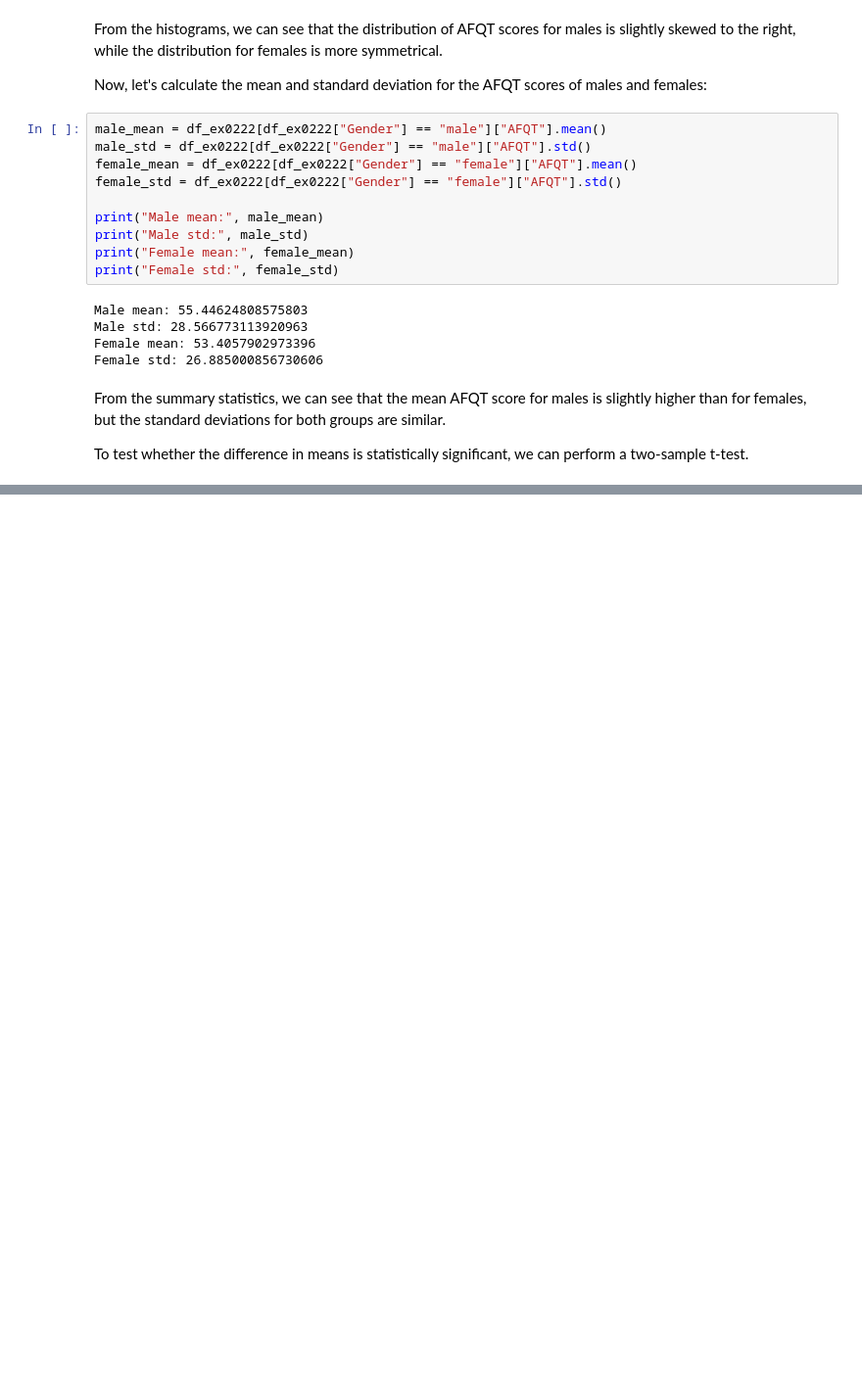
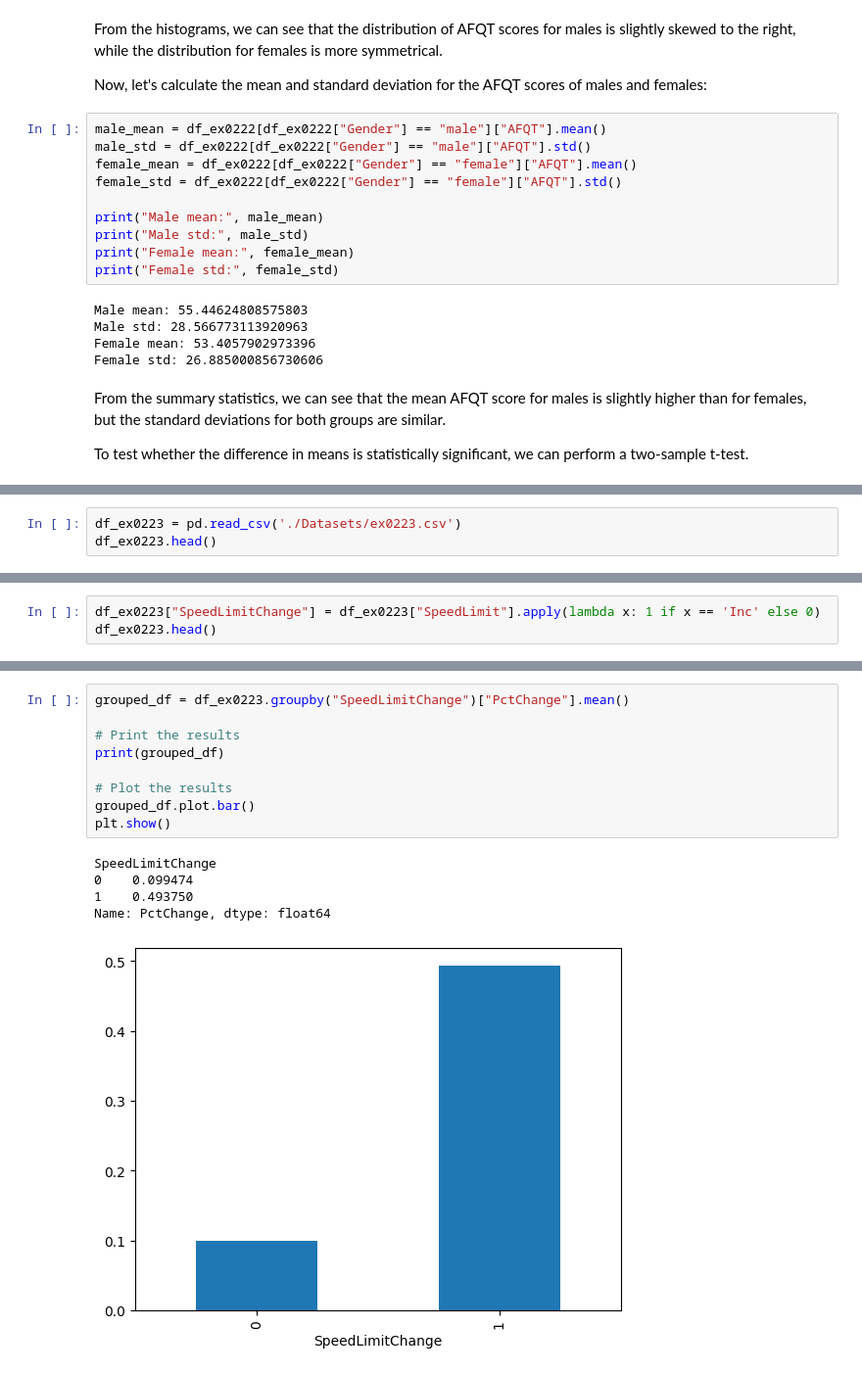
Before and after one commit to abhinavchat-cal/calance-ds-assignments, a Jupyter notebook: Assignment 1.ipynb, the cells around one changed output, grey strips where cells are left out. Shown: that part at 98% size. Drawn from its saved outputs; the diff is of its cells as text; blank space fills up the shorter version.

```diff
--- a/Assignment 1.ipynb
+++ b/Assignment 1.ipynb
@@ -492,0 +475,3 @@ male_ci = t.interval(0.95, male_n - 1, loc=male_mean)
+# %%
+df_ex0223 = pd.read_csv('./Datasets/ex0223.csv')
+df_ex0223.head()
@@ -492,0 +485,3 @@ male_ci = t.interval(0.95, male_n - 1, loc=male_mean)
+# %%
+df_ex0223["SpeedLimitChange"] = df_ex0223["SpeedLimit"].apply(lambda x: 1 if x == 'Inc' else 0)
+df_ex0223.head()
@@ -492,0 +495,15 @@ male_ci = t.interval(0.95, male_n - 1, loc=male_mean)
+# %%
+grouped_df = df_ex0223.groupby("SpeedLimitChange")["PctChange"].mean()
+
+# Print the results
+print(grouped_df)
+
+# Plot the results
+grouped_df.plot.bar()
+plt.show()
+# %% [output]
+SpeedLimitChange
+0    0.099474
+1    0.493750
+Name: PctChange, dtype: float64
+[figure, added]
```
Also changed, not shown: parts of 13 cells of this notebook, 1 other file.
